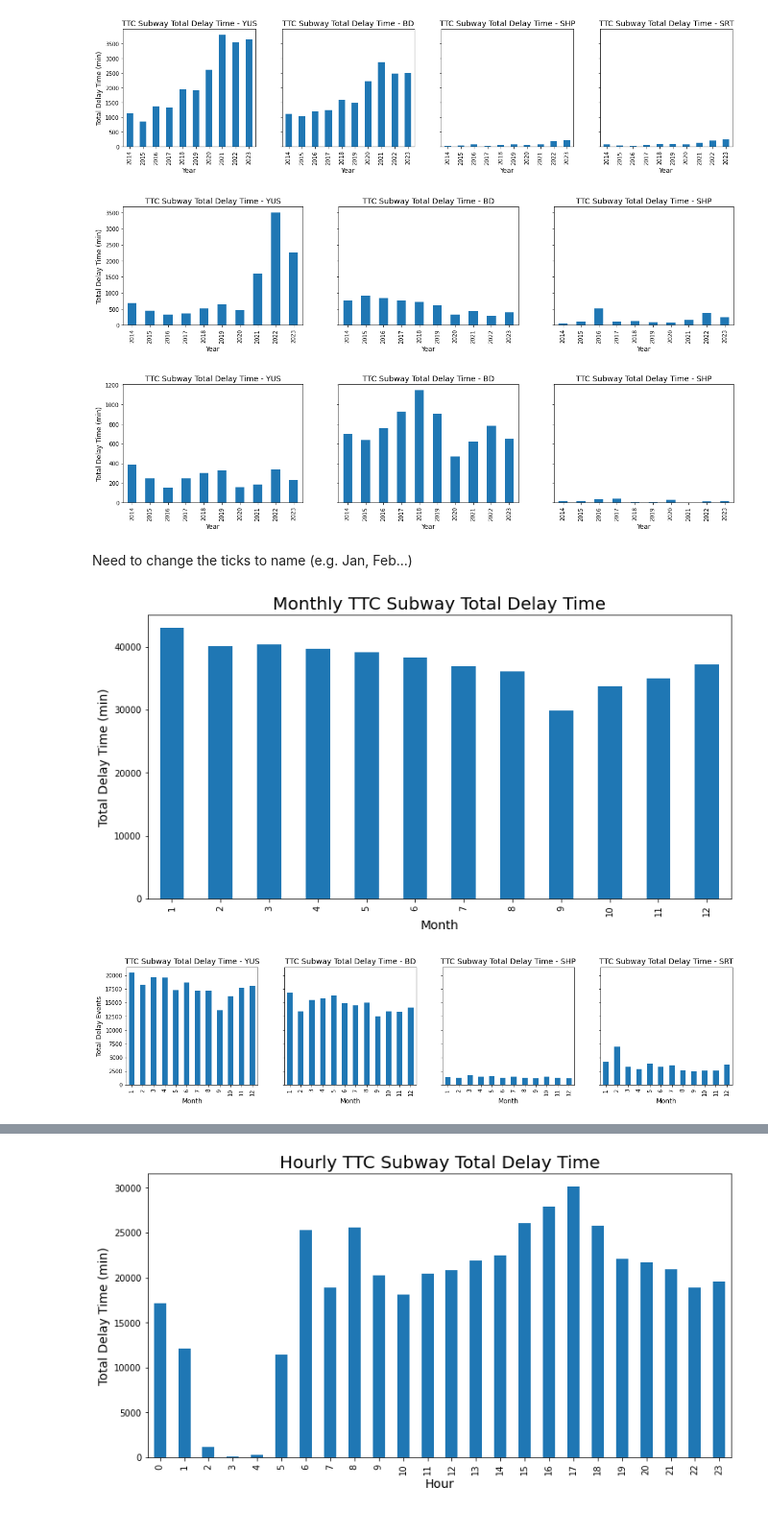
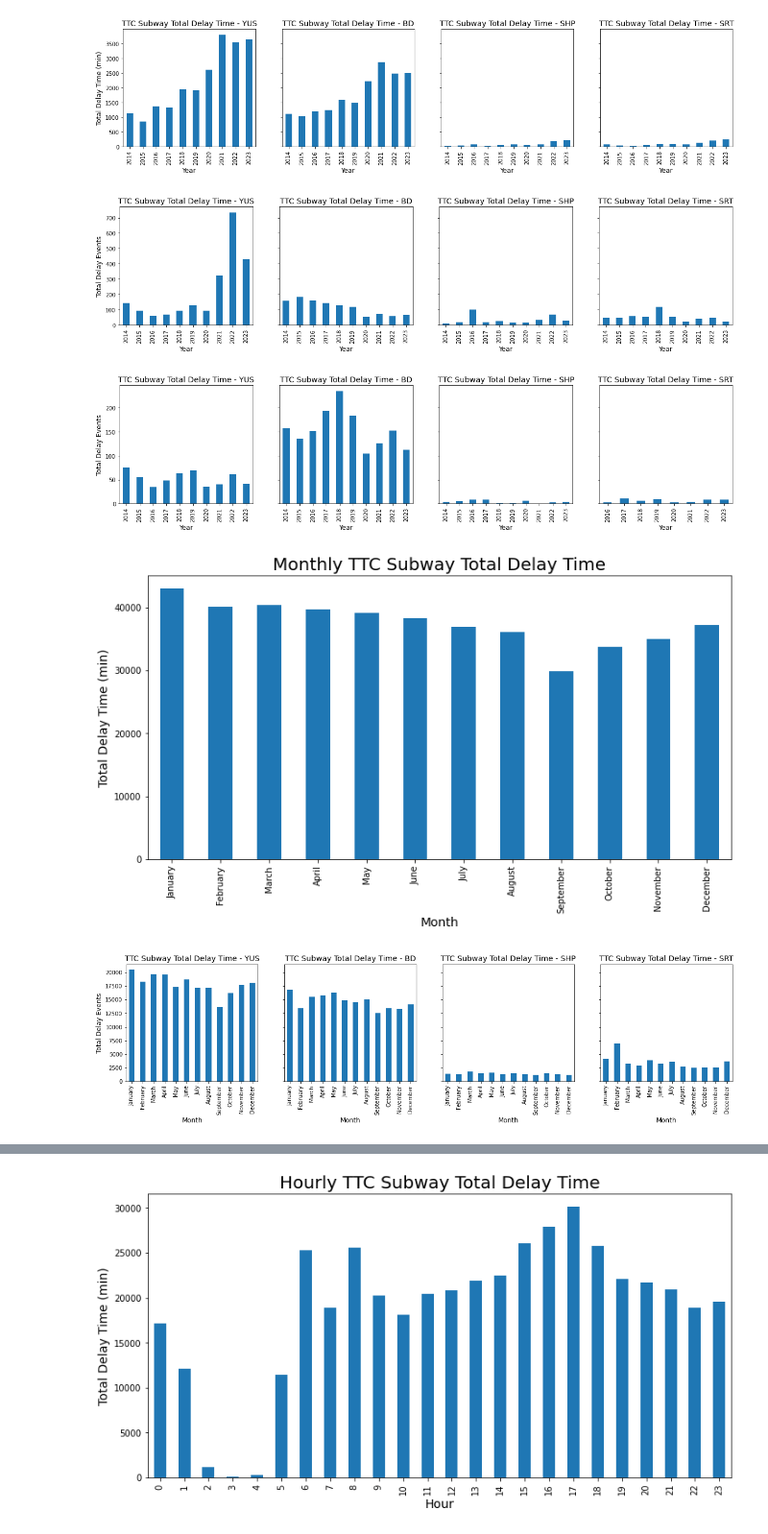
Before and after one commit to YuqiHu/TTC_Subway_Delay_Analysis, a Jupyter notebook: TTC_delay_data.ipynb, the cells around one changed output, grey strips where cells are left out. Shown: that part at 96% size. Drawn from its saved outputs; the diff is of its cells as text; code cells hidden in the pictures.

```diff
--- a/TTC_delay_data.ipynb
+++ b/TTC_delay_data.ipynb
@@ -589,52 +589,50 @@ plt.show()
 [figure]
 # %%
 # Total delay minutes due to OPTO (COMMS) Train Door Monitoring or door problem - faulty equipment
-fig, axs = plt.subplots(1, 3, figsize = (20, 8), sharey= True)
+fig, axs = plt.subplots(1, 4, figsize = (20, 8), sharey= True)
 subway_lines = ["YUS", "BD", "SHP", "SRT"]
 
-for i in range(3):
-    line = real_delay[(real_delay["Line"] == subway_lines[i]) & ((real_delay["Code"] == "PUOPO") | (real_delay["Code"] == "EUDO"))]
-    yearly_delay_time_line = line.groupby(line.index.year)["Min Delay"].sum()
-    yearly_delay_time_line.plot(ax = axs[i], kind = "bar")
+for i in range(4):
+    line = real_delay[(real_delay["Line"] == subway_lines[i]) & real_delay["Code"].isin(["PUOPO", "EUDO", "ERDO"])]
+    yearly_delay_time_line_faulty_door = line.groupby(line.index.year)["Min Delay"].count()
+    yearly_delay_time_line_faulty_door.plot(ax = axs[i], kind = "bar")
     axs[i].set_title(f"TTC Subway Total Delay Time - {subway_lines[i]}", fontsize = 14)
     axs[i].set_xlabel("Year", fontsize = 12)
-    axs[i].set_ylabel("Total Delay Time (min)", fontsize = 12)
+    axs[i].set_ylabel("Total Delay Events", fontsize = 12)
 
 plt.subplots_adjust(top=0.5)
 plt.show()
 # %% [output]
-[figure, old version]
+[figure, new version]
 # %%
 # Total delay minutes due to Door Problems - Passenger Related or Door Problems - Debris Related
-fig, axs = plt.subplots(1, 3, figsize = (20, 8), sharey= True)
+fig, axs = plt.subplots(1, 4, figsize = (20, 8), sharey= True)
 subway_lines = ["YUS", "BD", "SHP", "SRT"]
 
-for i in range(3):
-    line = real_delay[(real_delay["Line"] == subway_lines[i]) & ((real_delay["Code"] == "MUD") | (real_delay["Code"] == "MUDD"))]
-    yearly_delay_time_line = line.groupby(line.index.year)["Min Delay"].sum()
-    yearly_delay_time_line.plot(ax = axs[i], kind = "bar")
+for i in range(4):
+    line = real_delay[(real_delay["Line"] == subway_lines[i]) & real_delay["Code"].isin(["MUD", "MUDD", "MRD", "MRDD"])]
+    yearly_delay_time_line_obstacle_door = line.groupby(line.index.year)["Min Delay"].count()
+    yearly_delay_time_line_obstacle_door.plot(ax = axs[i], kind = "bar")
     axs[i].set_title(f"TTC Subway Total Delay Time - {subway_lines[i]}", fontsize = 14)
     axs[i].set_xlabel("Year", fontsize = 12)
-    axs[i].set_ylabel("Total Delay Time (min)", fontsize = 12)
+    axs[i].set_ylabel("Total Delay Events", fontsize = 12)
 
 plt.subplots_adjust(top=0.5)
 plt.show()
 # %% [output]
-[figure, old version]
+[figure, new version]
-# %% [markdown]
-Need to change the ticks to name (e.g. Jan, Feb...)
 # %%
 # Total delay time by months
 monthly_delay_time = real_delay.groupby(real_delay.index.month)["Min Delay"].sum()
 monthly_delay_time.plot(kind = "bar", figsize = (12, 6))
 plt.title("Monthly TTC Subway Total Delay Time", fontsize = 20)
 plt.xlabel("Month", fontsize = 14)
 plt.ylabel("Total Delay Time (min)", fontsize = 14)
-
+plt.xticks(ticks = np.arange(12), labels = ["January","February","March","April","May","June","July", "August", "September", "October", "November", "December"])
 
 plt.show()
 # %% [output]
-[figure, old version]
+[figure, new version]
 # %%
 # Total number of delay by month
 fig, axs = plt.subplots(1, 4, figsize = (20, 8), sharey= True)
@@ -647,11 +645,12 @@ for i in range(4):
     axs[i].set_title(f"TTC Subway Total Delay Time - {subway_lines[i]}", fontsize = 14)
     axs[i].set_xlabel("Month", fontsize = 12)
     axs[i].set_ylabel("Total Delay Events", fontsize = 12)
+    axs[i].set_xticks(ticks = np.arange(12), labels = ["January","February","March","April","May","June","July", "August", "September", "October", "November", "December"])
 
 plt.subplots_adjust(top=0.5)
 plt.show()
 # %% [output]
-[figure, old version]
+[figure, new version]
 # %%
 ## Total number of delay by months
 monthly_delay_count = real_delay.groupby(real_delay.index.month)["Min Delay"].count()
```
Also changed, not shown: parts of 38 cells of this notebook.
